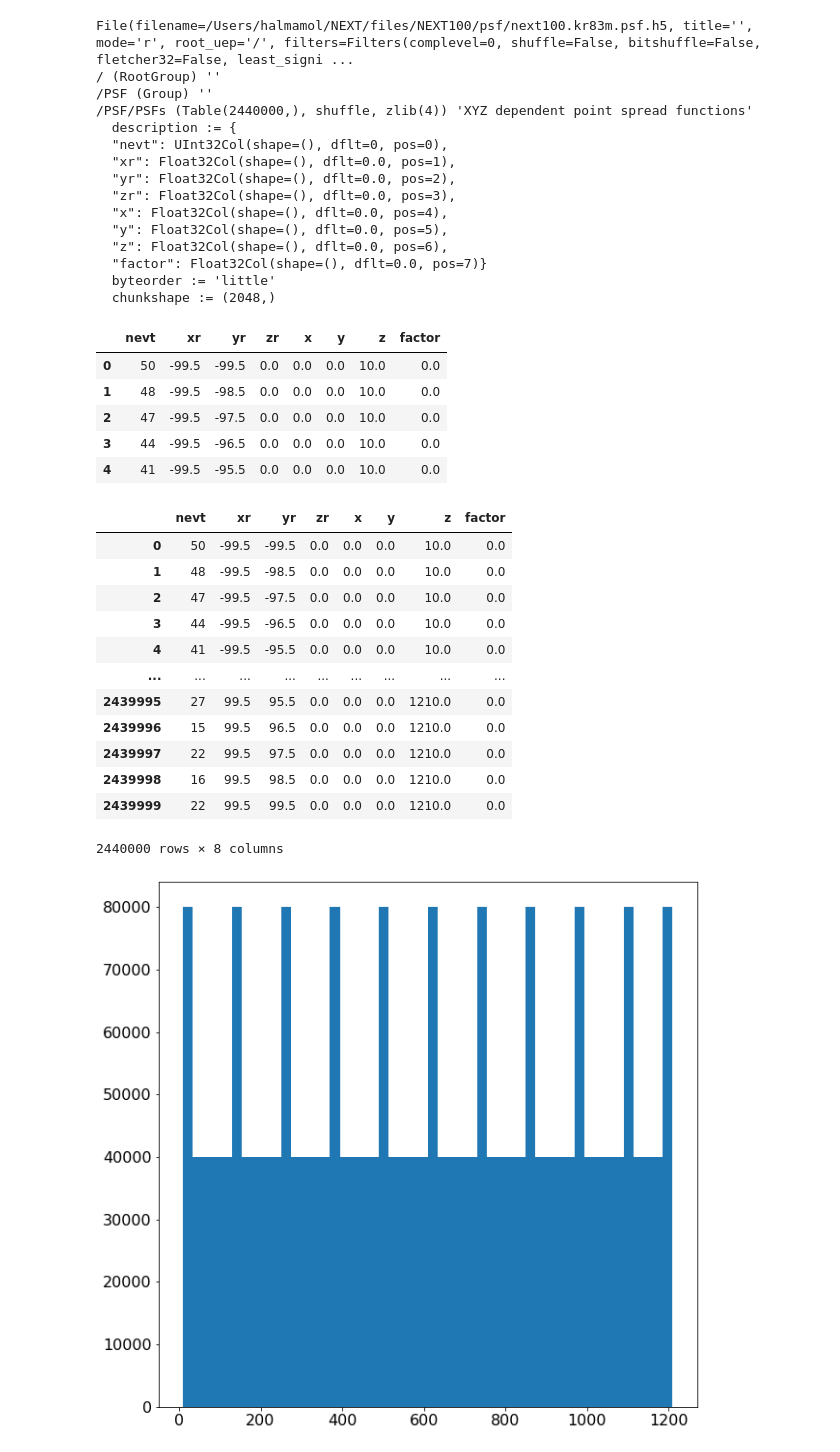
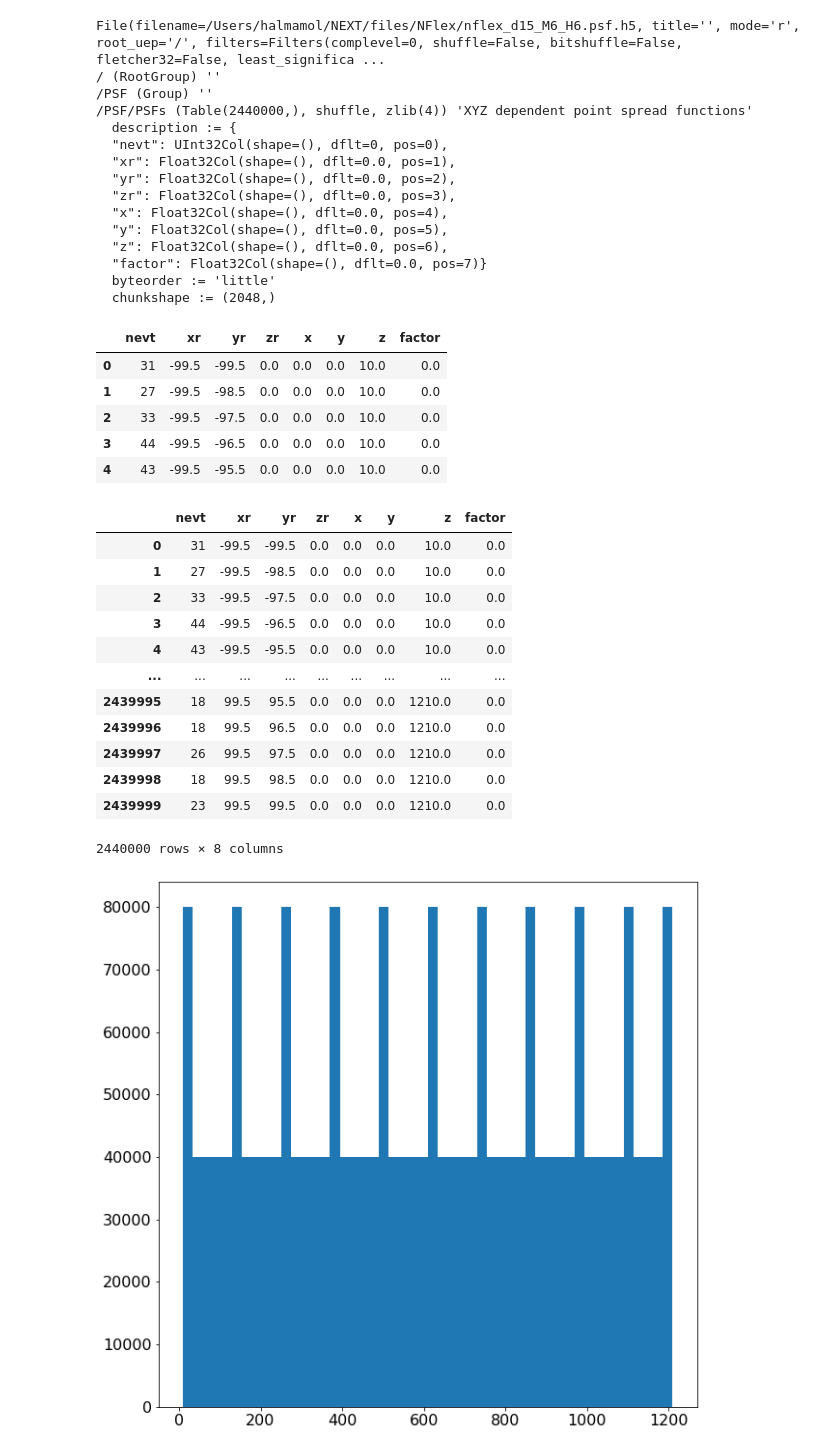
Before and after one commit to halmamol/NEXT_crispy-analysis, a Jupyter notebook: PSF_checking.ipynb, the cells around one changed output. Cells and saved outputs as stored; diff of their text form; code cells hidden in the pictures.

```diff
--- a/PSF_checking.ipynb
+++ b/PSF_checking.ipynb
@@ -26,16 +26,19 @@ plt.rcParams["figure.max_open_warning"] = 100
 db = load_db.DataSiPM('next100', -1)
 # %%
 # Input and output path
-psf_path   = '/Users/halmamol/NEXT/files/NEXT100/psf/'
-psf_filename = 'next100.kr83m.psf.h5'
+#psf_path   = '/Users/halmamol/NEXT/'
+#psf_filename = 'next100.kr83m_psf200.psf.h5'
+psf_path   = '/Users/halmamol/NEXT/files/NFlex/'
+#psf_filename =  'FLEX.M6.06_PSF.h5'
+psf_filename =  'nflex_d15_M6_H6.psf.h5'
 out_psf  = psf_path + psf_filename
 
 psf_files = glob.glob(psf_path+'psf_*.h5')
 # %%
-h5file = tb.open_file(psf_path + 'next100.kr83m.psf.h5')
+h5file = tb.open_file(out_psf)
 h5file
 # %% [output]
-File(filename=/Users/halmamol/NEXT/files/NEXT100/psf/next100.kr83m.psf.h5, title='', mode='r', root_uep='/', filters=Filters(complevel=0, shuffle=False, bitshuffle=False, fletcher32=False, least_signi ...
+File(filename=/Users/halmamol/NEXT/files/NFlex/nflex_d15_M6_H6.psf.h5, title='', mode='r', root_uep='/', filters=Filters(complevel=0, shuffle=False, bitshuffle=False, fletcher32=False, least_significa ...
 / (RootGroup) ''
 /PSF (Group) ''
 /PSF/PSFs (Table(2440000,), shuffle, zlib(4)) 'XYZ dependent point spread functions'
@@ -51,30 +54,30 @@ File(filename=/Users/halmamol/NEXT/files/NEXT100/psf/next100.kr83m.psf.h5, title
   byteorder := 'little'
   chunkshape := (2048,)
 # %%
-psf = pd.read_hdf(psf_path + 'next100.kr83m.psf.h5', 'PSF/PSFs')
+psf = pd.read_hdf(out_psf, 'PSF/PSFs')
 psf.head()
 # %% [output]
 |  | nevt | xr | yr | zr | x | y | z | factor |
-| 0 | 50 | -99.5 | -99.5 | 0.0 | 0.0 | 0.0 | 10.0 | 0.0 |
-| 1 | 48 | -99.5 | -98.5 | 0.0 | 0.0 | 0.0 | 10.0 | 0.0 |
-| 2 | 47 | -99.5 | -97.5 | 0.0 | 0.0 | 0.0 | 10.0 | 0.0 |
+| 0 | 31 | -99.5 | -99.5 | 0.0 | 0.0 | 0.0 | 10.0 | 0.0 |
+| 1 | 27 | -99.5 | -98.5 | 0.0 | 0.0 | 0.0 | 10.0 | 0.0 |
+| 2 | 33 | -99.5 | -97.5 | 0.0 | 0.0 | 0.0 | 10.0 | 0.0 |
 | 3 | 44 | -99.5 | -96.5 | 0.0 | 0.0 | 0.0 | 10.0 | 0.0 |
-| 4 | 41 | -99.5 | -95.5 | 0.0 | 0.0 | 0.0 | 10.0 | 0.0 |
+| 4 | 43 | -99.5 | -95.5 | 0.0 | 0.0 | 0.0 | 10.0 | 0.0 |
 # %%
 psf
 # %% [output]
 |  | nevt | xr | yr | zr | x | y | z | factor |
-| 0 | 50 | -99.5 | -99.5 | 0.0 | 0.0 | 0.0 | 10.0 | 0.0 |
-| 1 | 48 | -99.5 | -98.5 | 0.0 | 0.0 | 0.0 | 10.0 | 0.0 |
-| 2 | 47 | -99.5 | -97.5 | 0.0 | 0.0 | 0.0 | 10.0 | 0.0 |
+| 0 | 31 | -99.5 | -99.5 | 0.0 | 0.0 | 0.0 | 10.0 | 0.0 |
+| 1 | 27 | -99.5 | -98.5 | 0.0 | 0.0 | 0.0 | 10.0 | 0.0 |
+| 2 | 33 | -99.5 | -97.5 | 0.0 | 0.0 | 0.0 | 10.0 | 0.0 |
 | 3 | 44 | -99.5 | -96.5 | 0.0 | 0.0 | 0.0 | 10.0 | 0.0 |
-| 4 | 41 | -99.5 | -95.5 | 0.0 | 0.0 | 0.0 | 10.0 | 0.0 |
+| 4 | 43 | -99.5 | -95.5 | 0.0 | 0.0 | 0.0 | 10.0 | 0.0 |
 | ... | ... | ... | ... | ... | ... | ... | ... | ... |
-| 2439995 | 27 | 99.5 | 95.5 | 0.0 | 0.0 | 0.0 | 1210.0 | 0.0 |
-| 2439996 | 15 | 99.5 | 96.5 | 0.0 | 0.0 | 0.0 | 1210.0 | 0.0 |
-| 2439997 | 22 | 99.5 | 97.5 | 0.0 | 0.0 | 0.0 | 1210.0 | 0.0 |
-| 2439998 | 16 | 99.5 | 98.5 | 0.0 | 0.0 | 0.0 | 1210.0 | 0.0 |
-| 2439999 | 22 | 99.5 | 99.5 | 0.0 | 0.0 | 0.0 | 1210.0 | 0.0 |
+| 2439995 | 18 | 99.5 | 95.5 | 0.0 | 0.0 | 0.0 | 1210.0 | 0.0 |
+| 2439996 | 18 | 99.5 | 96.5 | 0.0 | 0.0 | 0.0 | 1210.0 | 0.0 |
+| 2439997 | 26 | 99.5 | 97.5 | 0.0 | 0.0 | 0.0 | 1210.0 | 0.0 |
+| 2439998 | 18 | 99.5 | 98.5 | 0.0 | 0.0 | 0.0 | 1210.0 | 0.0 |
+| 2439999 | 23 | 99.5 | 99.5 | 0.0 | 0.0 | 0.0 | 1210.0 | 0.0 |
 2440000 rows × 8 columns
 # %%
 psf =  dstio.load_dst(out_psf, 'PSF', 'PSFs')
```
Also changed, not shown: parts of 1 cell of this notebook, 9 other files.
